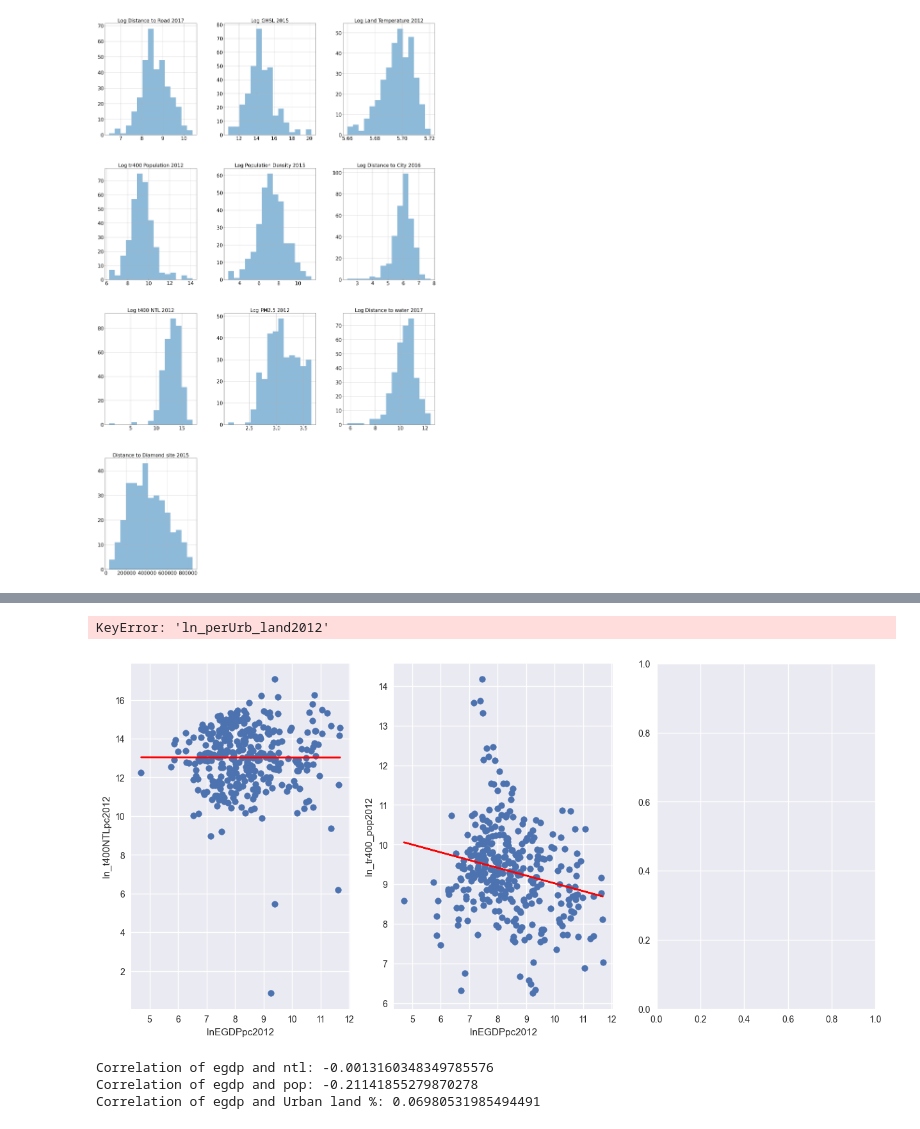
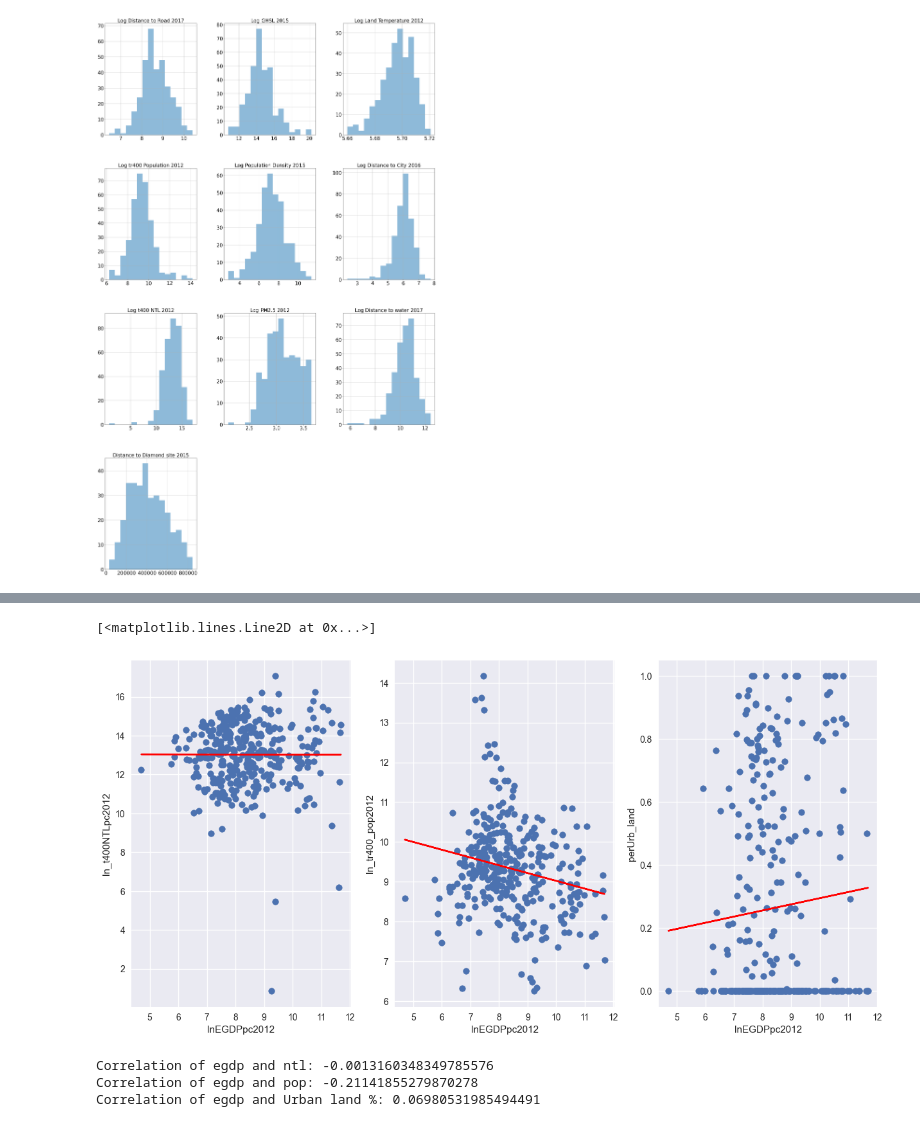
Before and after one commit to HendrixPeralta/bol_hdi_prediction, a Jupyter notebook: 01_data_exploration.ipynb, the cells around one changed output, grey strips where cells are left out. Drawn from its saved outputs; the diff is of its cells as text; code cells hidden in the pictures.

```diff
--- a/01_data_exploration.ipynb
+++ b/01_data_exploration.ipynb
@@ -883,38 +884,38 @@ ax4.boxplot(sat_mod["lnEGDPpc2012"]);
 # %%
 plt.style.use("seaborn-v0_8")
 
 fig, (ax0, ax1, ax2) = plt.subplots(nrows=1,
                                     ncols=3,
                                     figsize=(15,7))
 #----- ax0
 ax0.scatter(x=sat_mod['lnEGDPpc2012'], y=sat_mod["ln_t400NTLpc2012"])
 ax0.set(xlabel="lnEGDPpc2012", ylabel="ln_t400NTLpc2012")
 
 # add trendline
 z = np.polyfit(sat_mod["lnEGDPpc2012"], sat_mod['ln_t400NTLpc2012'], 1)
 p = np.poly1d(z)
 ax0.plot(sat_mod["lnEGDPpc2012"],p(sat_mod["lnEGDPpc2012"]),"r-")
 
 #----- ax1
 ax1.scatter(x=sat_mod["lnEGDPpc2012"], y=sat_mod['ln_tr400_pop2012'])
 ax1.set(xlabel="lnEGDPpc2012", ylabel="ln_tr400_pop2012")
 
 # add trendline
 z = np.polyfit(sat_mod["lnEGDPpc2012"], sat_mod['ln_tr400_pop2012'], 1)
 p = np.poly1d(z)
 ax1.plot(sat_mod["lnEGDPpc2012"],p(sat_mod["lnEGDPpc2012"]),"r-")
 
 #----- ax2
-ax2.scatter(x=sat_mod["lnEGDPpc2012"], y=sat_mod['ln_perUrb_land2012'])
-ax2.set(xlabel="lnEGDPpc2012", ylabel="ln_perUrb_land")
+ax2.scatter(x=sat_mod["lnEGDPpc2012"], y=sat_mod['perUrb_land2012'])
+ax2.set(xlabel="lnEGDPpc2012", ylabel="perUrb_land")
 
 # add trendline
-z = np.polyfit(sat_mod["lnEGDPpc2012"], sat_mod['ln_perUrb_land2012'], 1)
+z = np.polyfit(sat_mod["lnEGDPpc2012"], sat_mod['perUrb_land2012'], 1)
 p = np.poly1d(z)
 ax2.plot(sat_mod["lnEGDPpc2012"],p(sat_mod["lnEGDPpc2012"]),"r-")
 # %% [output]
-KeyError: 'ln_perUrb_land2012'
+[<matplotlib.lines.Line2D at 0x...>]
-[figure, old version]
+[figure, new version]
 # %%
 egdp_ntl = sat_mod["lnEGDPpc2012"].corr(sat_mod['ln_t400NTLpc2012'])
 egdp_pop = sat_mod["lnEGDPpc2012"].corr(sat_mod['ln_tr400_pop2012'])
```
Also changed, not shown: parts of 2 cells of this notebook.
